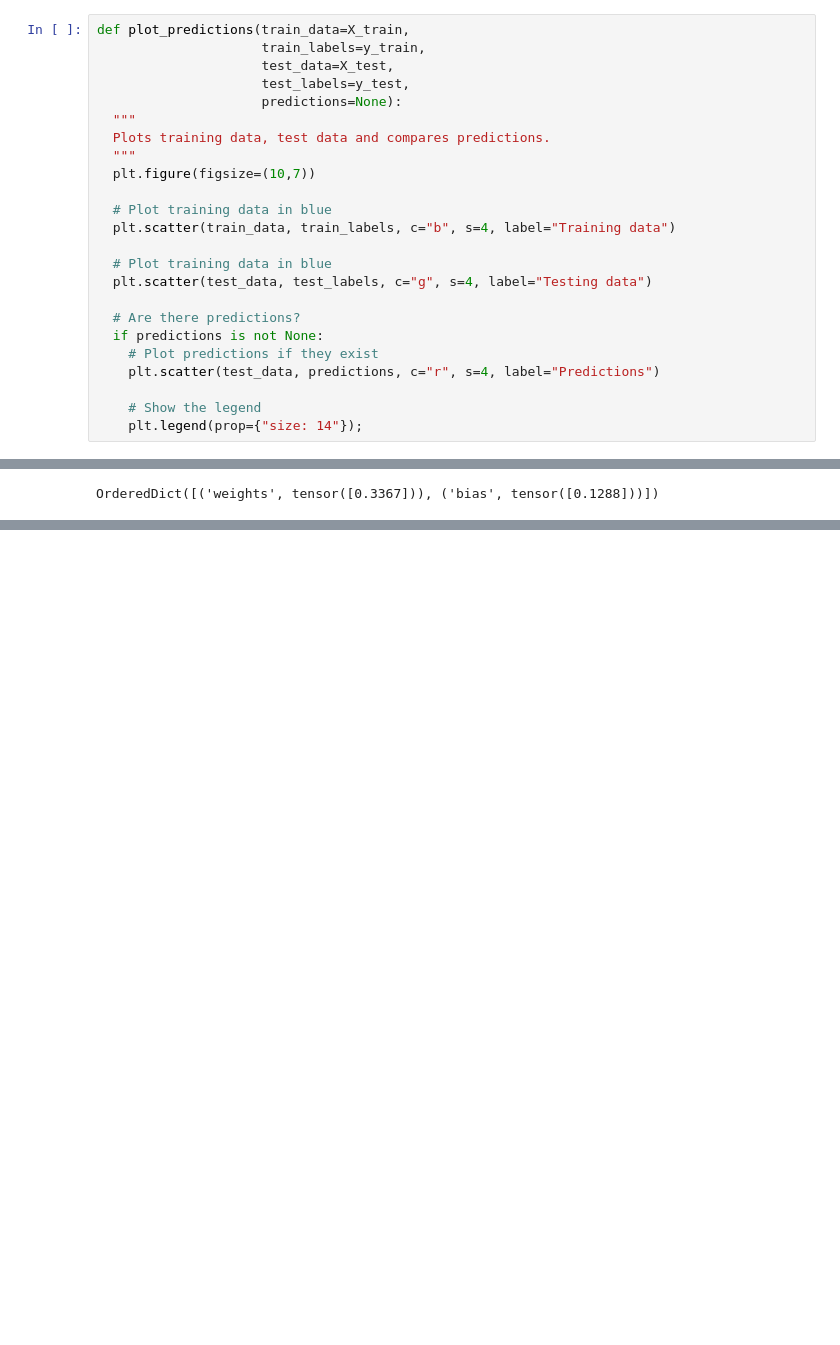
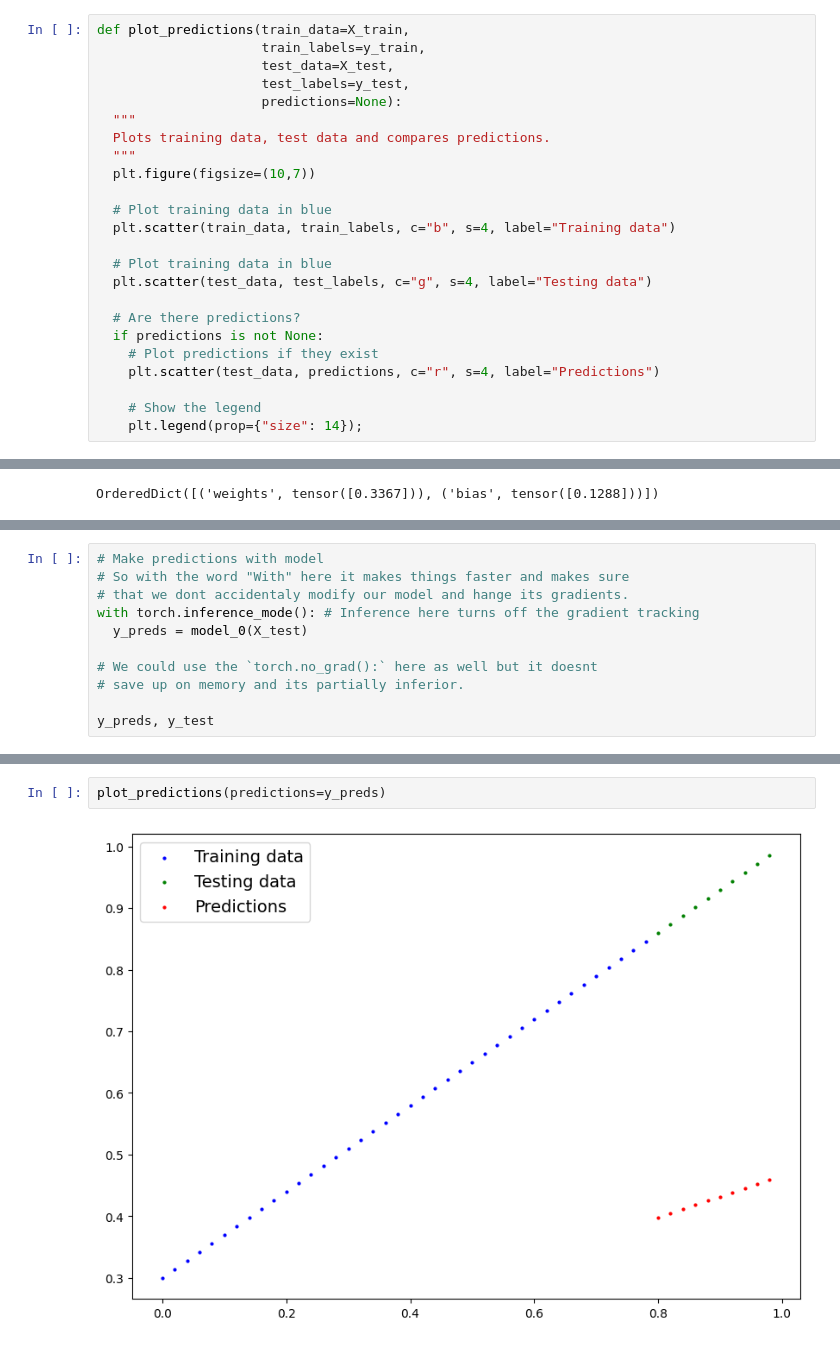
Before and after one commit to BurnTheBunsen/pytorch-deep-learning-test, a Jupyter notebook: Pytorch_Workflow_Test.ipynb, the cells around one changed output, grey strips where cells are left out. Cells and saved outputs as stored; diff of their text form; blank space fills up the shorter version.

```diff
--- a/Pytorch_Workflow_Test.ipynb
+++ b/Pytorch_Workflow_Test.ipynb
@@ -119,7 +119,7 @@ def plot_predictions(train_data=X_train,
     plt.scatter(test_data, predictions, c="r", s=4, label="Predictions")
 
     # Show the legend
-    plt.legend(prop={"size: 14"});
+    plt.legend(prop={"size": 14});
 # %%
 plot_predictions()
 # %% [output]
@@ -197,0 +204,11 @@ OrderedDict([('weights', tensor([0.3367])), ('bias', tensor([0.1288]))])
+# %%
+# Make predictions with model
+# So with the word "With" here it makes things faster and makes sure
+# that we dont accidentaly modify our model and hange its gradients.
+with torch.inference_mode(): # Inference here turns off the gradient tracking
+  y_preds = model_0(X_test)
+
+# We could use the `torch.no_grad():` here as well but it doesnt
+# save up on memory and its partially inferior.
+
+y_preds, y_test
@@ -197,0 +236,4 @@ OrderedDict([('weights', tensor([0.3367])), ('bias', tensor([0.1288]))])
+# %%
+plot_predictions(predictions=y_preds)
+# %% [output]
+[figure, added]
```
Also changed, not shown: parts of 6 cells of this notebook.
